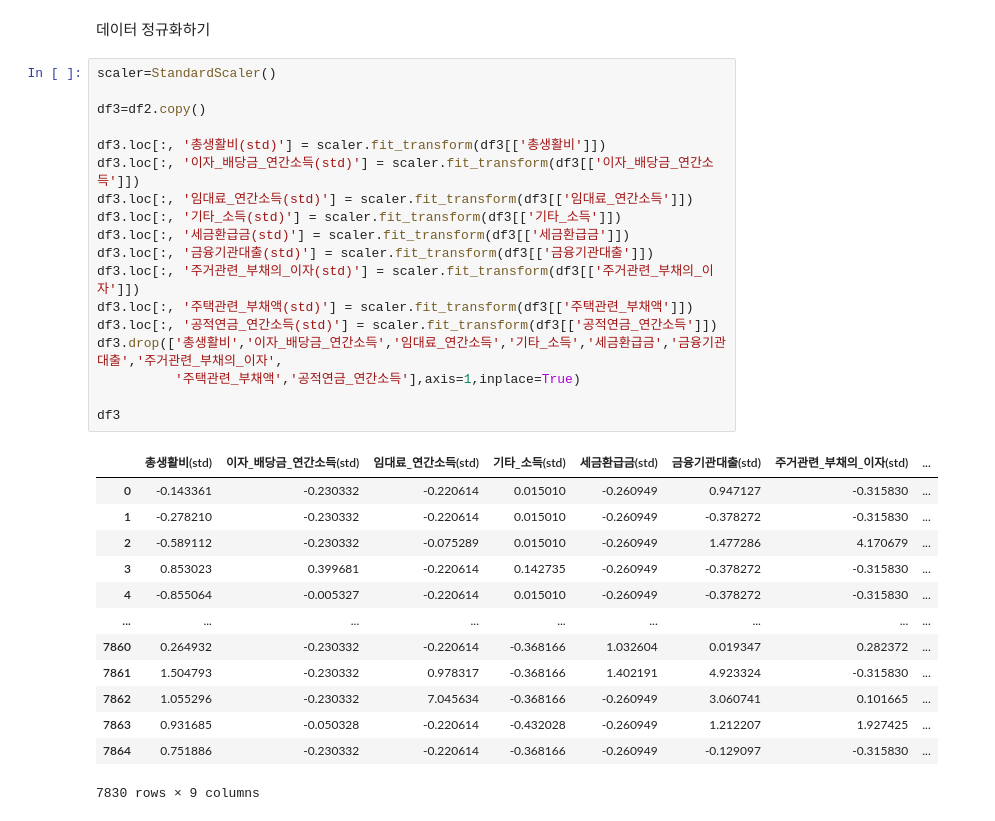
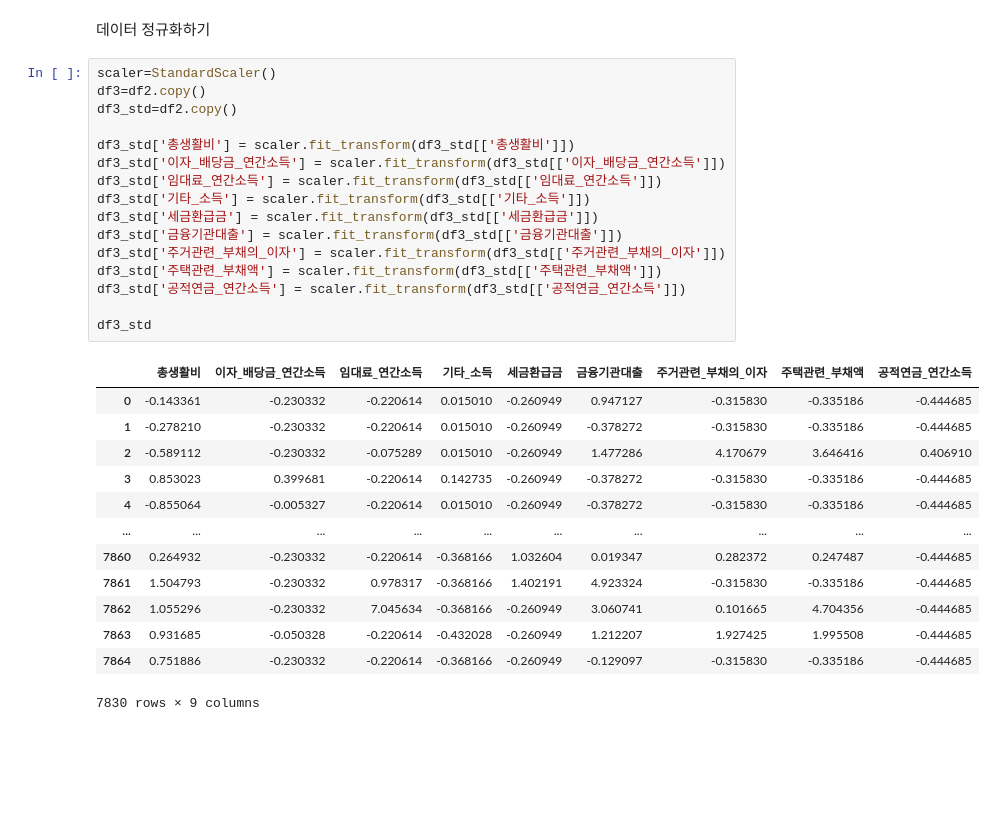
Before and after one commit to jaekim3220/Semiproject3, a Jupyter notebook: 데이터_검색.ipynb, the cells around one changed output. Saved outputs shown, nothing was run; the diff lists cells and outputs as text; blank space fills up the shorter version.

```diff
--- a/데이터_검색.ipynb
+++ b/데이터_검색.ipynb
@@ -440,33 +397,31 @@ for cc in df2Col:
 데이터 정규화하기
 # %%
 scaler=StandardScaler()
+df3=df2.copy()
+df3_std=df2.copy()
 
-df3=df2.copy()
+df3_std['총생활비'] = scaler.fit_transform(df3_std[['총생활비']])
+df3_std['이자_배당금_연간소득'] = scaler.fit_transform(df3_std[['이자_배당금_연간소득']])
+df3_std['임대료_연간소득'] = scaler.fit_transform(df3_std[['임대료_연간소득']])
+df3_std['기타_소득'] = scaler.fit_transform(df3_std[['기타_소득']])
+df3_std['세금환급금'] = scaler.fit_transform(df3_std[['세금환급금']])
+df3_std['금융기관대출'] = scaler.fit_transform(df3_std[['금융기관대출']])
+df3_std['주거관련_부채의_이자'] = scaler.fit_transform(df3_std[['주거관련_부채의_이자']])
+df3_std['주택관련_부채액'] = scaler.fit_transform(df3_std[['주택관련_부채액']])
+df3_std['공적연금_연간소득'] = scaler.fit_transform(df3_std[['공적연금_연간소득']])
 
-df3.loc[:, '총생활비(std)'] = scaler.fit_transform(df3[['총생활비']])
-df3.loc[:, '이자_배당금_연간소득(std)'] = scaler.fit_transform(df3[['이자_배당금_연간소득']])
-df3.loc[:, '임대료_연간소득(std)'] = scaler.fit_transform(df3[['임대료_연간소득']])
-df3.loc[:, '기타_소득(std)'] = scaler.fit_transform(df3[['기타_소득']])
-df3.loc[:, '세금환급금(std)'] = scaler.fit_transform(df3[['세금환급금']])
-df3.loc[:, '금융기관대출(std)'] = scaler.fit_transform(df3[['금융기관대출']])
-df3.loc[:, '주거관련_부채의_이자(std)'] = scaler.fit_transform(df3[['주거관련_부채의_이자']])
-df3.loc[:, '주택관련_부채액(std)'] = scaler.fit_transform(df3[['주택관련_부채액']])
-df3.loc[:, '공적연금_연간소득(std)'] = scaler.fit_transform(df3[['공적연금_연간소득']])
-df3.drop(['총생활비','이자_배당금_연간소득','임대료_연간소득','기타_소득','세금환급금','금융기관대출','주거관련_부채의_이자',
-          '주택관련_부채액','공적연금_연간소득'],axis=1,inplace=True)
-
-df3
+df3_std
 # %% [output]
-|  | 총생활비(std) | 이자_배당금_연간소득(std) | 임대료_연간소득(std) | 기타_소득(std) | 세금환급금(std) | 금융기관대출(std) | 주거관련_부채의_이자(std) | ... |
-| 0 | -0.143361 | -0.230332 | -0.220614 | 0.015010 | -0.260949 | 0.947127 | -0.315830 | ... |
-| 1 | -0.278210 | -0.230332 | -0.220614 | 0.015010 | -0.260949 | -0.378272 | -0.315830 | ... |
-| 2 | -0.589112 | -0.230332 | -0.075289 | 0.015010 | -0.260949 | 1.477286 | 4.170679 | ... |
-| 3 | 0.853023 | 0.399681 | -0.220614 | 0.142735 | -0.260949 | -0.378272 | -0.315830 | ... |
-| 4 | -0.855064 | -0.005327 | -0.220614 | 0.015010 | -0.260949 | -0.378272 | -0.315830 | ... |
-| ... | ... | ... | ... | ... | ... | ... | ... | ... |
-| 7860 | 0.264932 | -0.230332 | -0.220614 | -0.368166 | 1.032604 | 0.019347 | 0.282372 | ... |
-| 7861 | 1.504793 | -0.230332 | 0.978317 | -0.368166 | 1.402191 | 4.923324 | -0.315830 | ... |
-| 7862 | 1.055296 | -0.230332 | 7.045634 | -0.368166 | -0.260949 | 3.060741 | 0.101665 | ... |
-| 7863 | 0.931685 | -0.050328 | -0.220614 | -0.432028 | -0.260949 | 1.212207 | 1.927425 | ... |
-| 7864 | 0.751886 | -0.230332 | -0.220614 | -0.368166 | -0.260949 | -0.129097 | -0.315830 | ... |
+|  | 총생활비 | 이자_배당금_연간소득 | 임대료_연간소득 | 기타_소득 | 세금환급금 | 금융기관대출 | 주거관련_부채의_이자 | 주택관련_부채액 | 공적연금_연간소득 |
+| 0 | -0.143361 | -0.230332 | -0.220614 | 0.015010 | -0.260949 | 0.947127 | -0.315830 | -0.335186 | -0.444685 |
+| 1 | -0.278210 | -0.230332 | -0.220614 | 0.015010 | -0.260949 | -0.378272 | -0.315830 | -0.335186 | -0.444685 |
+| 2 | -0.589112 | -0.230332 | -0.075289 | 0.015010 | -0.260949 | 1.477286 | 4.170679 | 3.646416 | 0.406910 |
+| 3 | 0.853023 | 0.399681 | -0.220614 | 0.142735 | -0.260949 | -0.378272 | -0.315830 | -0.335186 | -0.444685 |
+| 4 | -0.855064 | -0.005327 | -0.220614 | 0.015010 | -0.260949 | -0.378272 | -0.315830 | -0.335186 | -0.444685 |
+| ... | ... | ... | ... | ... | ... | ... | ... | ... | ... |
+| 7860 | 0.264932 | -0.230332 | -0.220614 | -0.368166 | 1.032604 | 0.019347 | 0.282372 | 0.247487 | -0.444685 |
+| 7861 | 1.504793 | -0.230332 | 0.978317 | -0.368166 | 1.402191 | 4.923324 | -0.315830 | -0.335186 | -0.444685 |
+| 7862 | 1.055296 | -0.230332 | 7.045634 | -0.368166 | -0.260949 | 3.060741 | 0.101665 | 4.704356 | -0.444685 |
+| 7863 | 0.931685 | -0.050328 | -0.220614 | -0.432028 | -0.260949 | 1.212207 | 1.927425 | 1.995508 | -0.444685 |
+| 7864 | 0.751886 | -0.230332 | -0.220614 | -0.368166 | -0.260949 | -0.129097 | -0.315830 | -0.335186 | -0.444685 |
 7830 rows × 9 columns
```
Also changed, not shown: parts of 59 cells of this notebook, 1 other file.
